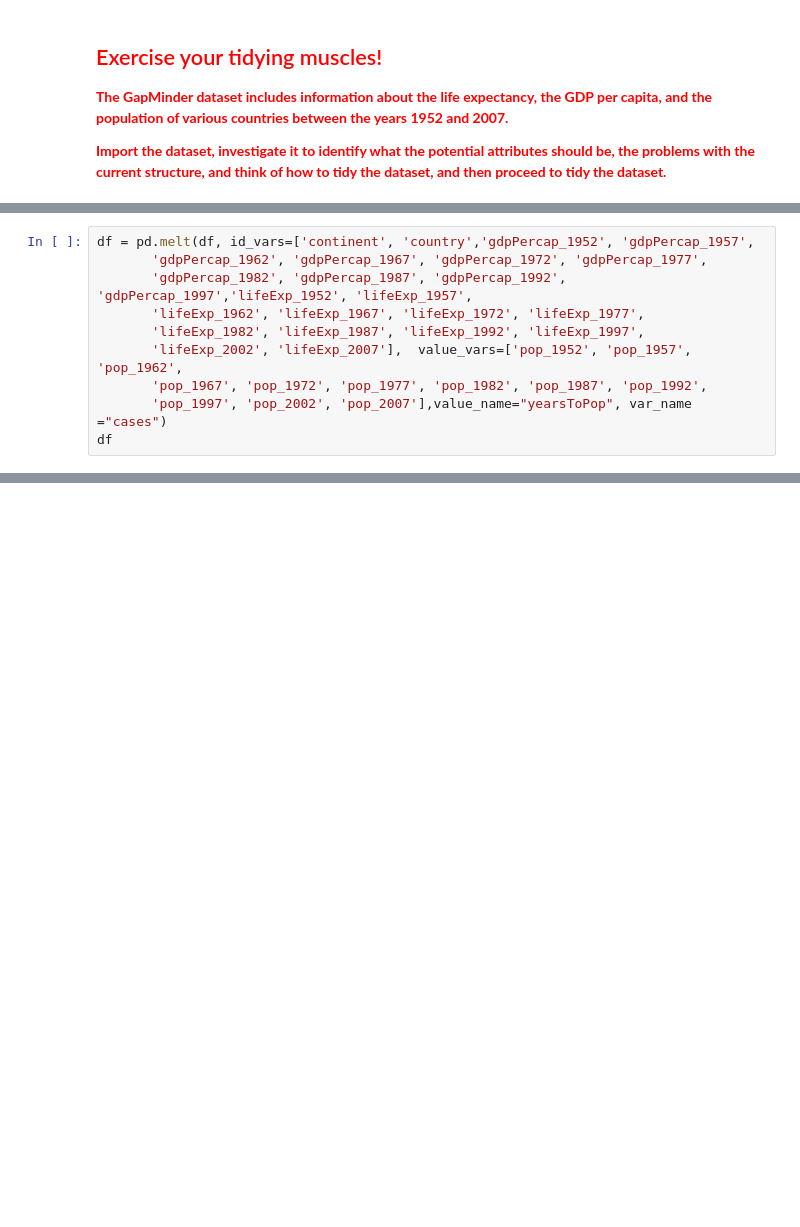
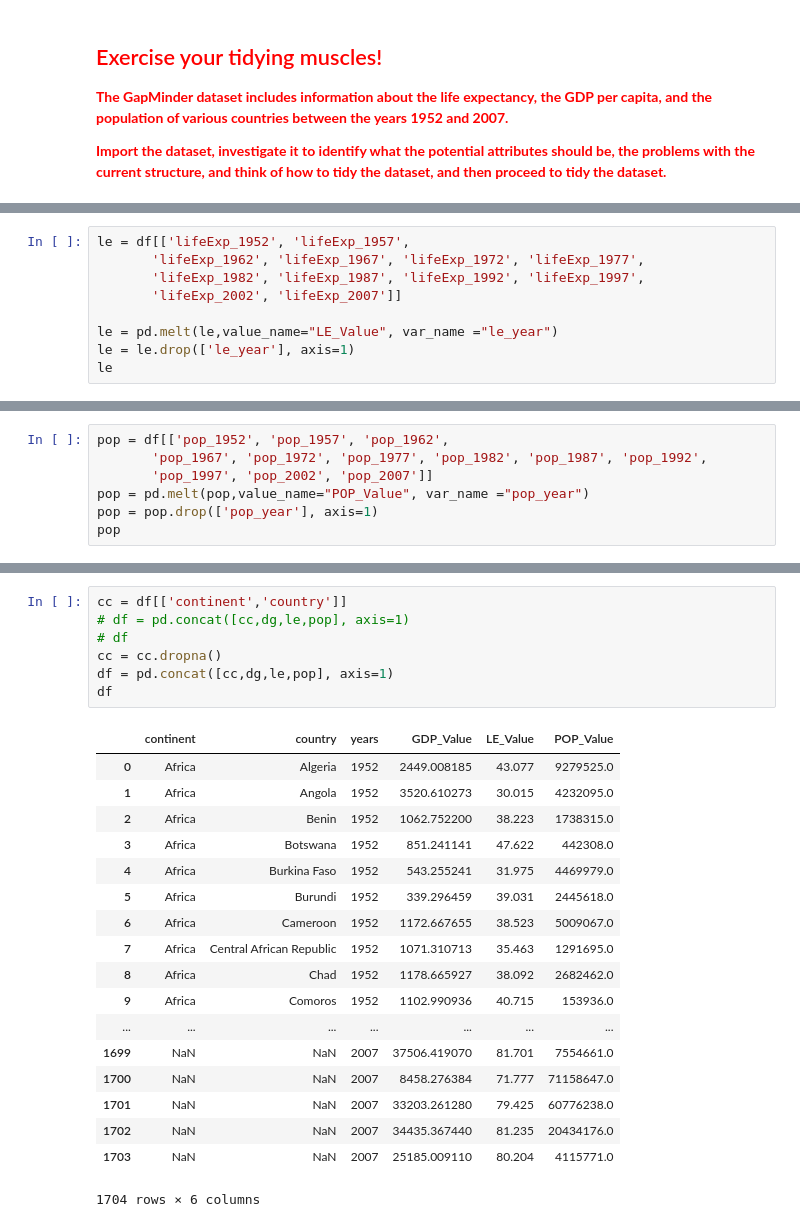
Before and after one commit to amrelshehaly/DE_Practice3-4, a Jupyter notebook: Practice3 - Tidy Data.ipynb, the cells around one changed output, grey strips where cells are left out. Drawn from its saved outputs; the diff is of its cells as text; blank space fills up the shorter version.

```diff
--- a/Practice3 - Tidy Data.ipynb
+++ b/Practice3 - Tidy Data.ipynb
@@ -345,13 +346,3 @@ Index(['continent', 'country', 'gdpPercap_1952', 'gdpPercap_1957',
        'pop_1967', 'pop_1972', 'pop_1977', 'pop_1982', 'pop_1987', 'pop_1992',
        'pop_1997', 'pop_2002', 'pop_2007'],
       dtype='object')
-# %%
-df = pd.melt(df, id_vars=['continent', 'country','gdpPercap_1952', 'gdpPercap_1957',
-       'gdpPercap_1962', 'gdpPercap_1967', 'gdpPercap_1972', 'gdpPercap_1977',
-       'gdpPercap_1982', 'gdpPercap_1987', 'gdpPercap_1992', 'gdpPercap_1997','lifeExp_1952', 'lifeExp_1957',
-       'lifeExp_1962', 'lifeExp_1967', 'lifeExp_1972', 'lifeExp_1977',
-       'lifeExp_1982', 'lifeExp_1987', 'lifeExp_1992', 'lifeExp_1997',
-       'lifeExp_2002', 'lifeExp_2007'],  value_vars=['pop_1952', 'pop_1957', 'pop_1962',
-       'pop_1967', 'pop_1972', 'pop_1977', 'pop_1982', 'pop_1987', 'pop_1992',
-       'pop_1997', 'pop_2002', 'pop_2007'],value_name="yearsToPop", var_name ="cases")
-df
@@ -376,0 +393,9 @@ df
+# %%
+le = df[['lifeExp_1952', 'lifeExp_1957',
+       'lifeExp_1962', 'lifeExp_1967', 'lifeExp_1972', 'lifeExp_1977',
+       'lifeExp_1982', 'lifeExp_1987', 'lifeExp_1992', 'lifeExp_1997',
+       'lifeExp_2002', 'lifeExp_2007']]
+
+le = pd.melt(le,value_name="LE_Value", var_name ="le_year")
+le = le.drop(['le_year'], axis=1)
+le
@@ -376,0 +421,7 @@ df
+# %%
+pop = df[['pop_1952', 'pop_1957', 'pop_1962',
+       'pop_1967', 'pop_1972', 'pop_1977', 'pop_1982', 'pop_1987', 'pop_1992',
+       'pop_1997', 'pop_2002', 'pop_2007']]
+pop = pd.melt(pop,value_name="POP_Value", var_name ="pop_year")
+pop = pop.drop(['pop_year'], axis=1)
+pop
@@ -376,0 +447,26 @@ df
+# %%
+cc = df[['continent','country']]
+# df = pd.concat([cc,dg,le,pop], axis=1)
+# df
+cc = cc.dropna()
+df = pd.concat([cc,dg,le,pop], axis=1)
+df
+# %% [output]
+|  | continent | country | years | GDP_Value | LE_Value | POP_Value |
+| 0 | Africa | Algeria | 1952 | 2449.008185 | 43.077 | 9279525.0 |
+| 1 | Africa | Angola | 1952 | 3520.610273 | 30.015 | 4232095.0 |
+| 2 | Africa | Benin | 1952 | 1062.752200 | 38.223 | 1738315.0 |
+| 3 | Africa | Botswana | 1952 | 851.241141 | 47.622 | 442308.0 |
+| 4 | Africa | Burkina Faso | 1952 | 543.255241 | 31.975 | 4469979.0 |
+| 5 | Africa | Burundi | 1952 | 339.296459 | 39.031 | 2445618.0 |
+| 6 | Africa | Cameroon | 1952 | 1172.667655 | 38.523 | 5009067.0 |
+| 7 | Africa | Central African Republic | 1952 | 1071.310713 | 35.463 | 1291695.0 |
+| 8 | Africa | Chad | 1952 | 1178.665927 | 38.092 | 2682462.0 |
+| 9 | Africa | Comoros | 1952 | 1102.990936 | 40.715 | 153936.0 |
+| ... | ... | ... | ... | ... | ... | ... |
+| 1699 | NaN | NaN | 2007 | 37506.419070 | 81.701 | 7554661.0 |
+| 1700 | NaN | NaN | 2007 | 8458.276384 | 71.777 | 71158647.0 |
+| 1701 | NaN | NaN | 2007 | 33203.261280 | 79.425 | 60776238.0 |
+| 1702 | NaN | NaN | 2007 | 34435.367440 | 81.235 | 20434176.0 |
+| 1703 | NaN | NaN | 2007 | 25185.009110 | 80.204 | 4115771.0 |
+1704 rows × 6 columns
```
Also changed, not shown: parts of 5 cells of this notebook.
